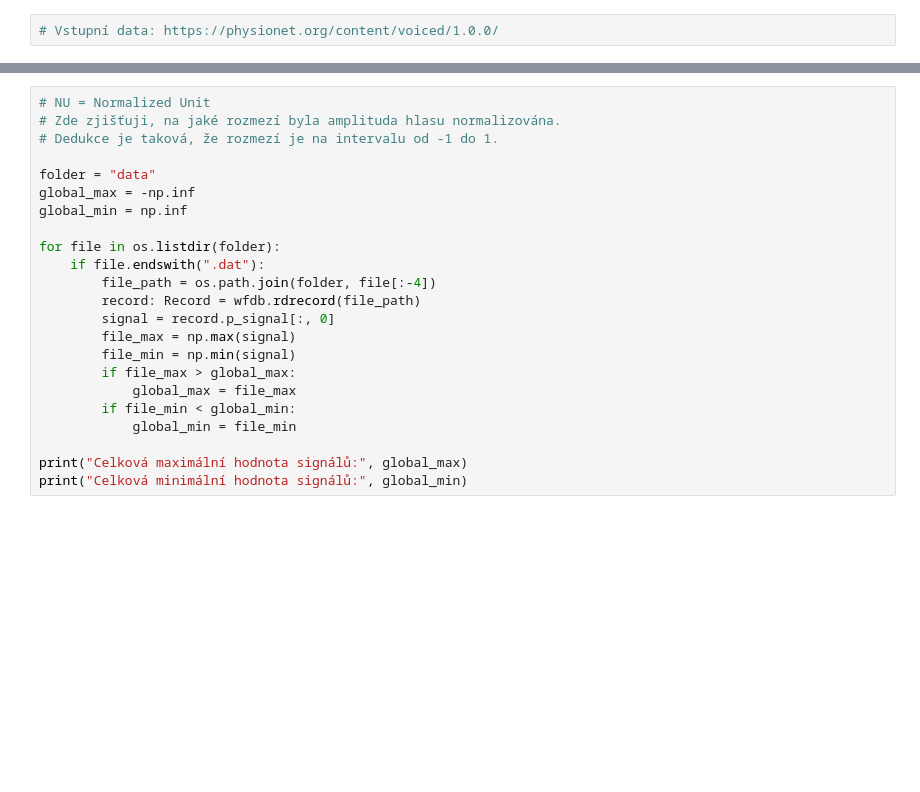
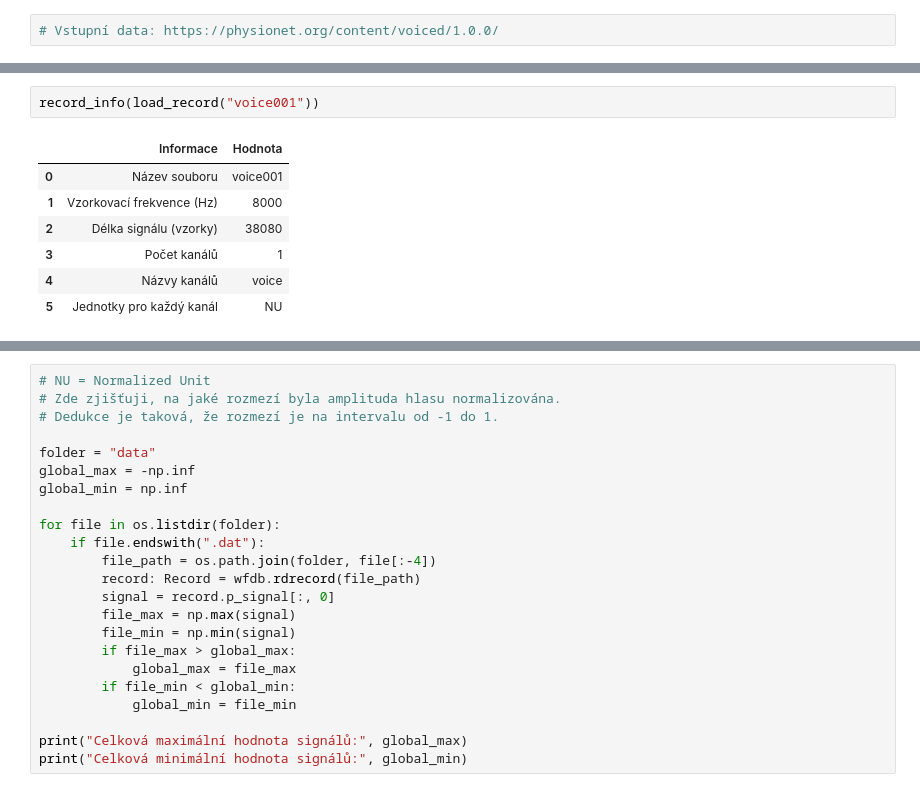
Before and after one commit to ondrejsvorc/UJEP, a Jupyter notebook: PZS/seminar_work_2/main.ipynb, the cells around one changed output, grey strips where cells are left out. Saved outputs shown, nothing was run; the diff lists cells and outputs as text; blank space fills up the shorter version.

```diff
--- a/PZS/seminar_work_2/main.ipynb
+++ b/PZS/seminar_work_2/main.ipynb
@@ -60,0 +265,10 @@ record_info(wfdb.rdrecord("data/voice002"))
+# %%
+record_info(load_record("voice001"))
+# %% [output]
+|  | Informace | Hodnota |
+| 0 | Název souboru | voice001 |
+| 1 | Vzorkovací frekvence (Hz) | 8000 |
+| 2 | Délka signálu (vzorky) | 38080 |
+| 3 | Počet kanálů | 1 |
+| 4 | Názvy kanálů | voice |
+| 5 | Jednotky pro každý kanál | NU |
```
Also changed, not shown: parts of 12 cells of this notebook.
